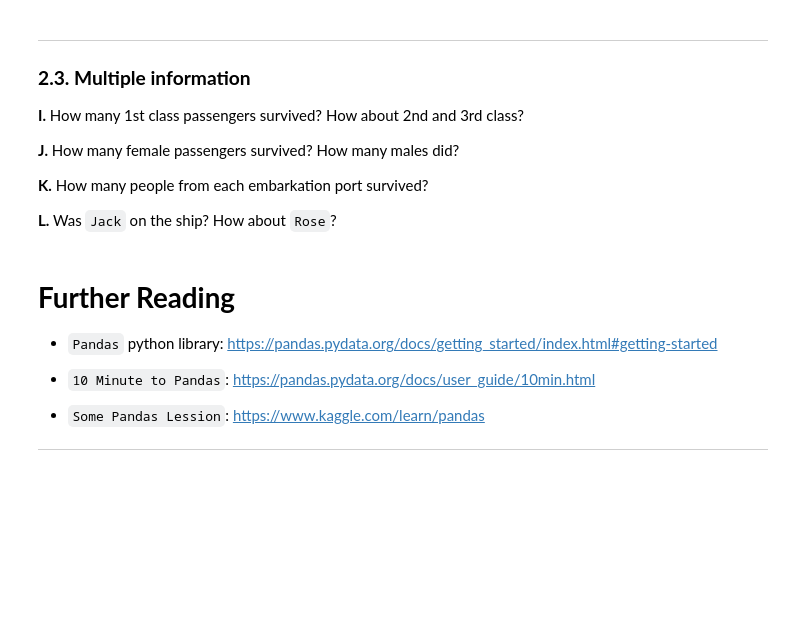
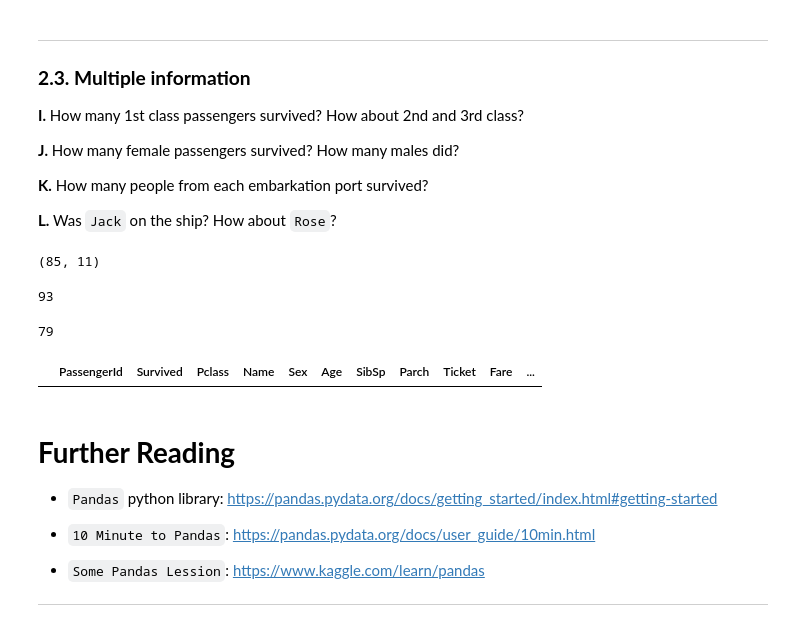
Before and after one commit to SuosSovanrith/DataAnalysisI, a Jupyter notebook: Lab1_SuosSovanrith.ipynb, the cells around one changed output. Cells and saved outputs as stored; diff of their text form; code cells hidden in the pictures; blank space fills up the shorter version.

```diff
--- a/Lab1_SuosSovanrith.ipynb
+++ b/Lab1_SuosSovanrith.ipynb
@@ -259,3 +247,34 @@ data.query('Pclass == 3').shape
+# %%
+# I. How many 1st class passengers survived?
+data.query('Pclass == 1 and Survived == 1').shape[0]
+# How about 2nd and 3rd class?
+data.query('Pclass == 2 and Survived == 1').shape[0]
+data.query('Pclass == 3 and Survived == 1').shape[0]
+# %% [output]
+(85, 11)
+# %%
+# J. How many female passengers survived?
+data.query('Sex == "female" and Survived == 1').shape[0]
+# How many males did?
+data.query('Sex == "male" and Survived == 1').shape[0]
+# %% [output]
+93
+# %%
+# K. How many people from each embarkation port survived?
+data.query('Embarked == "C" and Survived == 1').shape[0]
+data.query('Embarked == "S" and Survived == 1').shape[0]
+data.query('Embarked == "Q" and Survived == 1').shape[0]
+# %% [output]
+79
+# %%
+# L. Was Jack on the ship? How about Rose?
+# Fullname: Jack Dawson and Rose DeWitt Bukater
+
+data[data['Name'].str.contains(r'\bJack\b')] # \b...\b Makes sure to match the whole word "Jack" and not "Jackie"
+
+data[data['Name'].str.contains(r'\bRose\b')]
+# %% [output]
+|  | PassengerId | Survived | Pclass | Name | Sex | Age | SibSp | Parch | Ticket | Fare | ... |
 # %% [markdown]
 # **Further Reading**
 
```
Also changed, not shown: parts of 9 cells of this notebook.
